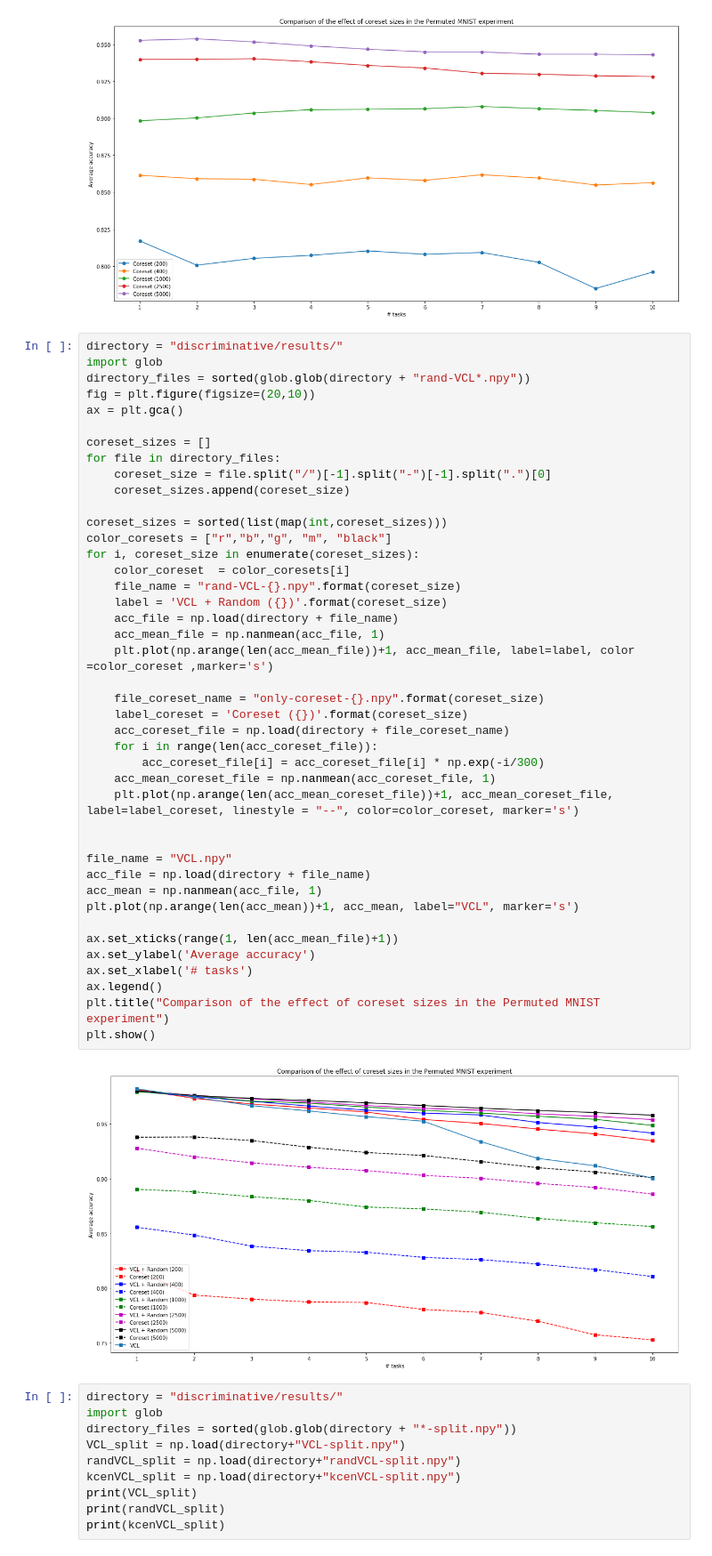
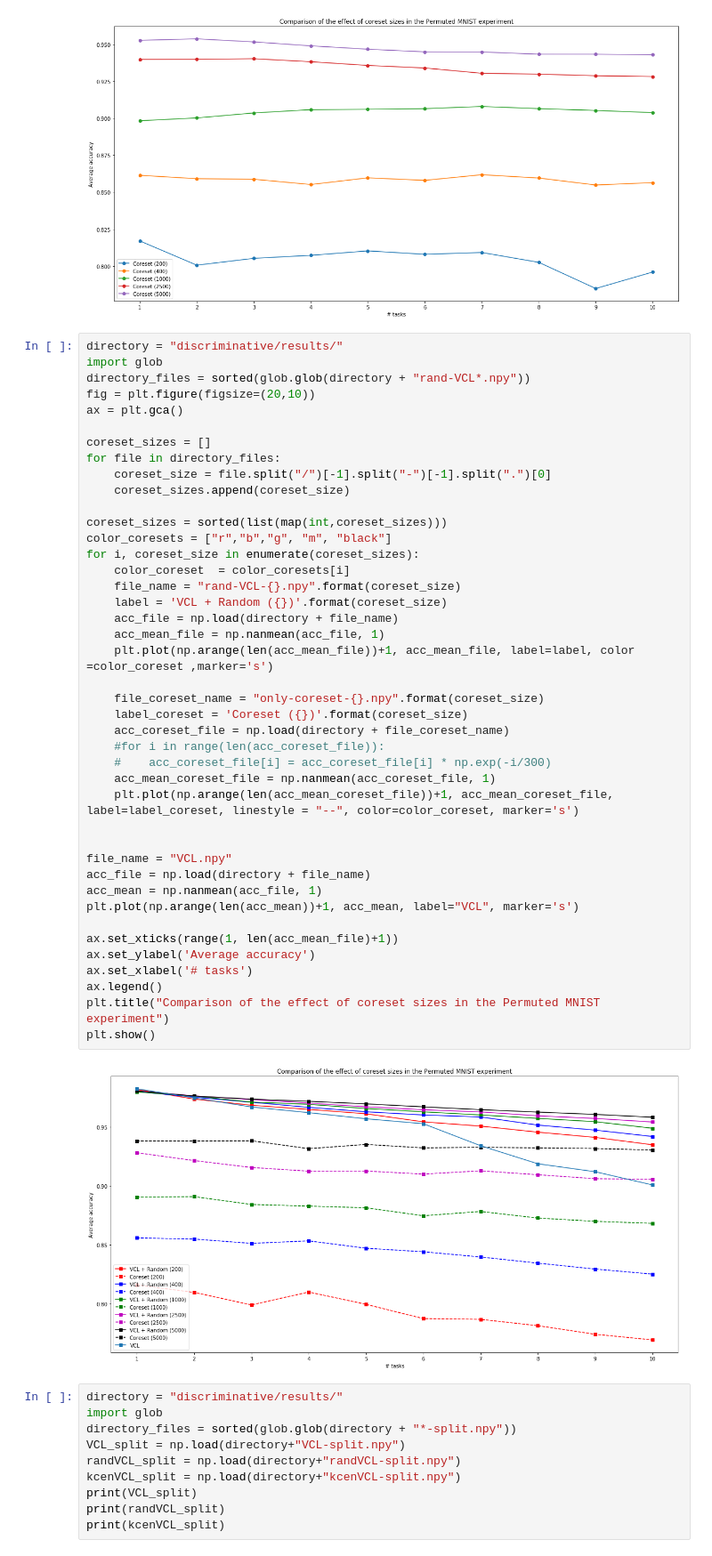
Before and after one commit to guyrom27/VariationalContinualLearning, a Jupyter notebook: Results.ipynb, the cells around one changed output. Shown: that part at 89% size. Saved outputs shown, nothing was run; the diff lists cells and outputs as text.

```diff
--- a/Results.ipynb
+++ b/Results.ipynb
@@ -46,36 +46,36 @@ for file in directory_files:
 
 coreset_sizes = sorted(list(map(int,coreset_sizes)))
 color_coresets = ["r","b","g", "m", "black"]
 for i, coreset_size in enumerate(coreset_sizes):
     color_coreset  = color_coresets[i]
     file_name = "rand-VCL-{}.npy".format(coreset_size)
     label = 'VCL + Random ({})'.format(coreset_size)
     acc_file = np.load(directory + file_name)
     acc_mean_file = np.nanmean(acc_file, 1)
     plt.plot(np.arange(len(acc_mean_file))+1, acc_mean_file, label=label, color =color_coreset ,marker='s')
 
     file_coreset_name = "only-coreset-{}.npy".format(coreset_size)
     label_coreset = 'Coreset ({})'.format(coreset_size)
     acc_coreset_file = np.load(directory + file_coreset_name)
-    for i in range(len(acc_coreset_file)):
-        acc_coreset_file[i] = acc_coreset_file[i] * np.exp(-i/300)
+    #for i in range(len(acc_coreset_file)):
+    #    acc_coreset_file[i] = acc_coreset_file[i] * np.exp(-i/300)
     acc_mean_coreset_file = np.nanmean(acc_coreset_file, 1)
     plt.plot(np.arange(len(acc_mean_coreset_file))+1, acc_mean_coreset_file, label=label_coreset, linestyle = "--", color=color_coreset, marker='s')
 
 
 file_name = "VCL.npy"
 acc_file = np.load(directory + file_name)
 acc_mean = np.nanmean(acc_file, 1)
 plt.plot(np.arange(len(acc_mean))+1, acc_mean, label="VCL", marker='s')
 
 ax.set_xticks(range(1, len(acc_mean_file)+1))
 ax.set_ylabel('Average accuracy')
 ax.set_xlabel('# tasks')
 ax.legend()
 plt.title("Comparison of the effect of coreset sizes in the Permuted MNIST experiment")
 plt.show()
 # %% [output]
-[figure, old version]
+[figure, new version]
 # %%
 directory = "discriminative/results/"
 import glob
```
